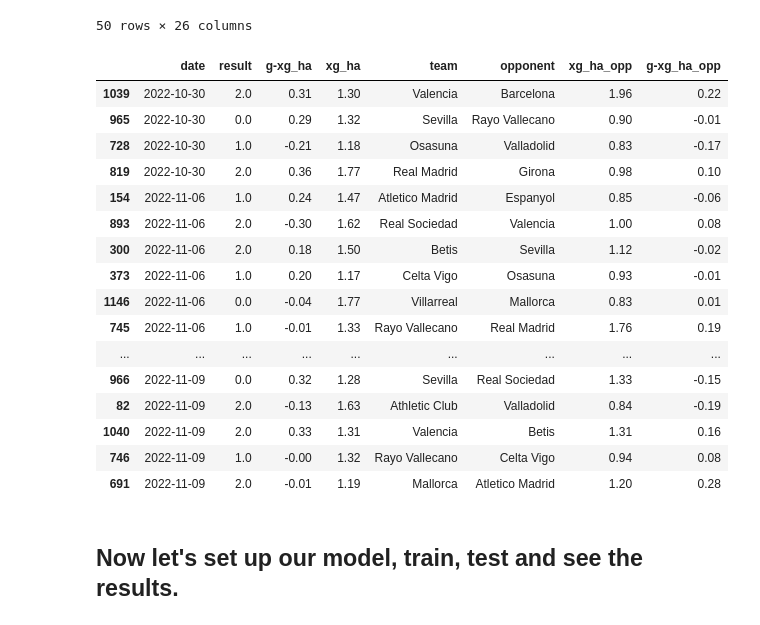
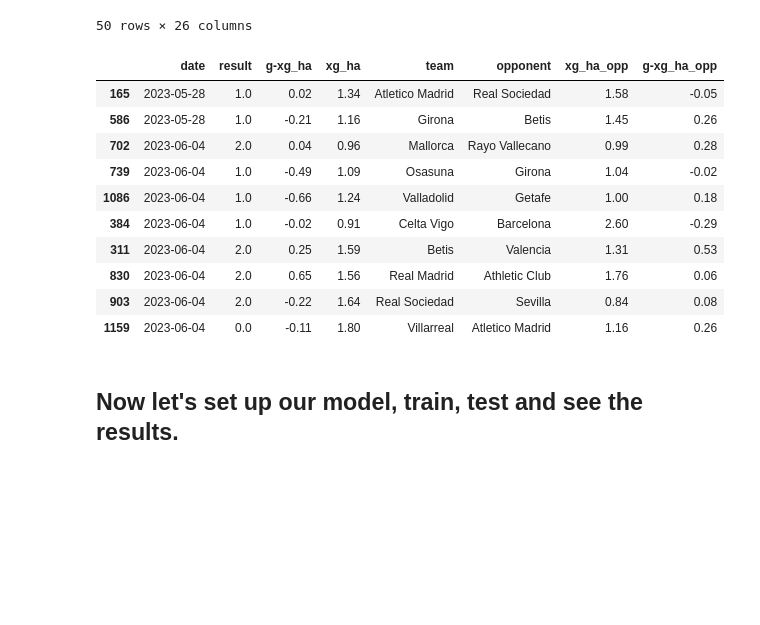
Before and after one commit to Miserry/Neural_network_predicting_football, a Jupyter notebook: Neural_training.ipynb, the cells around one changed output. Saved outputs shown, nothing was run; the diff lists cells and outputs as text; code cells hidden in the pictures; blank space fills up the shorter version.

```diff
--- a/Neural_training.ipynb
+++ b/Neural_training.ipynb
@@ -195,31 +195,23 @@ new_cols = [f"{c}R" for c in cols]
 matches_rolling = matches.groupby('team').apply(lambda x: rolling_averages(x, cols, new_cols))
 matches_rolling = matches_rolling.droplevel('team')
 matches_rolling.index = range(matches_rolling.shape[0])
-# %%
-matches_rolling = matches_rolling[matches_rolling['date'] <= '2022-11-14']
 # %%
 df = matches_rolling
 df = df.sort_values('date')
 # %%
-df[['date', 'result', 'g-xg_ha', 'xg_ha', 'team', 'opponent', 'xg_ha_opp', 'g-xg_ha_opp']].round(2)[-20:]
+df[['date', 'result', 'g-xg_ha', 'xg_ha', 'team', 'opponent', 'xg_ha_opp', 'g-xg_ha_opp']].round(2)[-10:]
 # %% [output]
 |  | date | result | g-xg_ha | xg_ha | team | opponent | xg_ha_opp | g-xg_ha_opp |
-| 1039 | 2022-10-30 | 2.0 | 0.31 | 1.30 | Valencia | Barcelona | 1.96 | 0.22 |
-| 965 | 2022-10-30 | 0.0 | 0.29 | 1.32 | Sevilla | Rayo Vallecano | 0.90 | -0.01 |
-| 728 | 2022-10-30 | 1.0 | -0.21 | 1.18 | Osasuna | Valladolid | 0.83 | -0.17 |
-| 819 | 2022-10-30 | 2.0 | 0.36 | 1.77 | Real Madrid | Girona | 0.98 | 0.10 |
-| 154 | 2022-11-06 | 1.0 | 0.24 | 1.47 | Atletico Madrid | Espanyol | 0.85 | -0.06 |
-| 893 | 2022-11-06 | 2.0 | -0.30 | 1.62 | Real Sociedad | Valencia | 1.00 | 0.08 |
-| 300 | 2022-11-06 | 2.0 | 0.18 | 1.50 | Betis | Sevilla | 1.12 | -0.02 |
-| 373 | 2022-11-06 | 1.0 | 0.20 | 1.17 | Celta Vigo | Osasuna | 0.93 | -0.01 |
-| 1146 | 2022-11-06 | 0.0 | -0.04 | 1.77 | Villarreal | Mallorca | 0.83 | 0.01 |
-| 745 | 2022-11-06 | 1.0 | -0.01 | 1.33 | Rayo Vallecano | Real Madrid | 1.76 | 0.19 |
-| ... | ... | ... | ... | ... | ... | ... | ... | ... |
-| 966 | 2022-11-09 | 0.0 | 0.32 | 1.28 | Sevilla | Real Sociedad | 1.33 | -0.15 |
-| 82 | 2022-11-09 | 2.0 | -0.13 | 1.63 | Athletic Club | Valladolid | 0.84 | -0.19 |
-| 1040 | 2022-11-09 | 2.0 | 0.33 | 1.31 | Valencia | Betis | 1.31 | 0.16 |
-| 746 | 2022-11-09 | 1.0 | -0.00 | 1.32 | Rayo Vallecano | Celta Vigo | 0.94 | 0.08 |
-| 691 | 2022-11-09 | 2.0 | -0.01 | 1.19 | Mallorca | Atletico Madrid | 1.20 | 0.28 |
+| 165 | 2023-05-28 | 1.0 | 0.02 | 1.34 | Atletico Madrid | Real Sociedad | 1.58 | -0.05 |
+| 586 | 2023-05-28 | 1.0 | -0.21 | 1.16 | Girona | Betis | 1.45 | 0.26 |
+| 702 | 2023-06-04 | 2.0 | 0.04 | 0.96 | Mallorca | Rayo Vallecano | 0.99 | 0.28 |
+| 739 | 2023-06-04 | 1.0 | -0.49 | 1.09 | Osasuna | Girona | 1.04 | -0.02 |
+| 1086 | 2023-06-04 | 1.0 | -0.66 | 1.24 | Valladolid | Getafe | 1.00 | 0.18 |
+| 384 | 2023-06-04 | 1.0 | -0.02 | 0.91 | Celta Vigo | Barcelona | 2.60 | -0.29 |
+| 311 | 2023-06-04 | 2.0 | 0.25 | 1.59 | Betis | Valencia | 1.31 | 0.53 |
+| 830 | 2023-06-04 | 2.0 | 0.65 | 1.56 | Real Madrid | Athletic Club | 1.76 | 0.06 |
+| 903 | 2023-06-04 | 2.0 | -0.22 | 1.64 | Real Sociedad | Sevilla | 0.84 | 0.08 |
+| 1159 | 2023-06-04 | 0.0 | -0.11 | 1.80 | Villarreal | Atletico Madrid | 1.16 | 0.26 |
 # %% [markdown]
 ## Now let's set up our model, train, test and see the results.
 # %%
```
Also changed, not shown: parts of 10 cells of this notebook.
